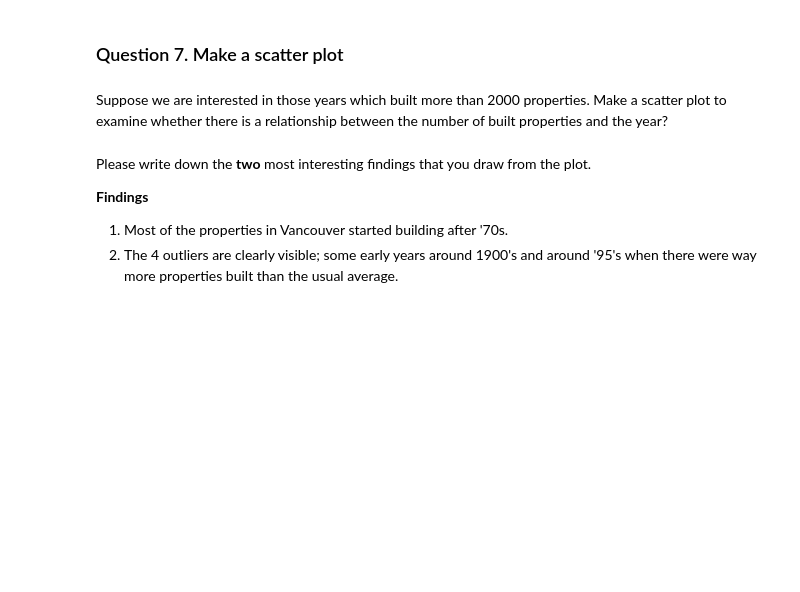
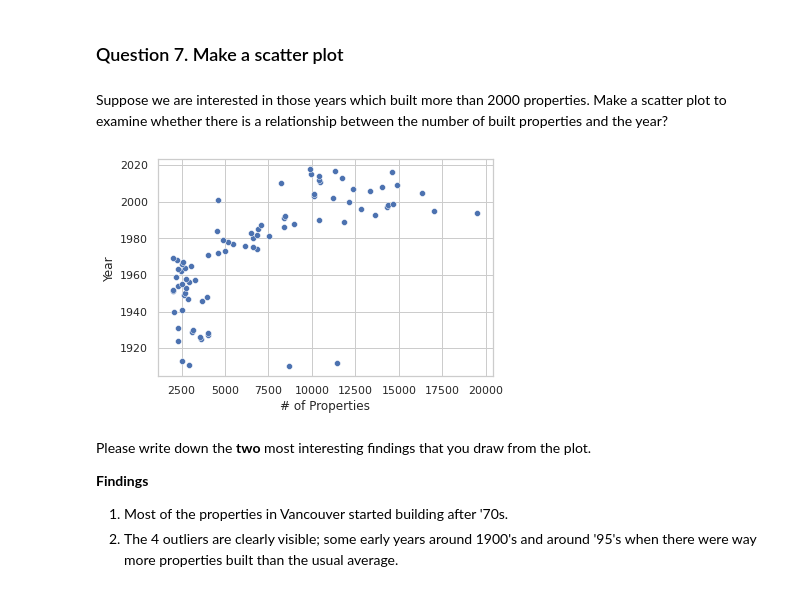
Before and after one commit to itzhang89/learn-python, a Jupyter notebook: notebook/A3.ipynb, the cells around one changed output. Drawn from its saved outputs; the diff is of its cells as text; code cells hidden in the pictures; blank space fills up the shorter version.

```diff
--- a/notebook/A3.ipynb
+++ b/notebook/A3.ipynb
@@ -151,14 +172,17 @@ Suppose we are interested in those years which built more than 2000 properties.
 # %%
 # --- Write your code below ---
 
 import matplotlib.pyplot as plt
 
 data = df[(df.YEAR_BUILT >= 1900)]
 data = data.groupby('YEAR_BUILT').size()
 data = data[data > 2000]
-plt.scatter(data, data.index)
+# plt.scatter(data, data.index)
+sns.scatterplot(data, data.index)
 plt.ylabel('Year');
 plt.xlabel('# of Properties');
+# %% [output]
+[figure, added]
 # %% [markdown]
 Please write down the **two** most interesting findings that you draw from the plot.
 
```
Also changed, not shown: parts of 10 cells of this notebook, 2 other files.
